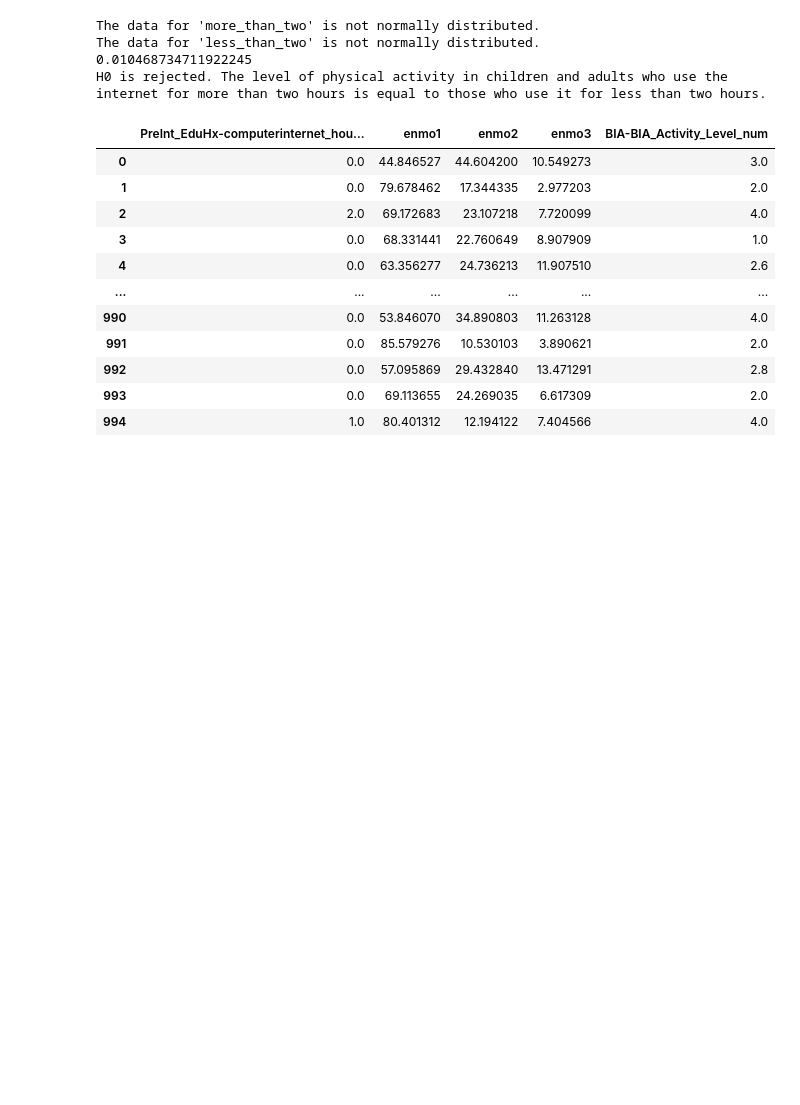
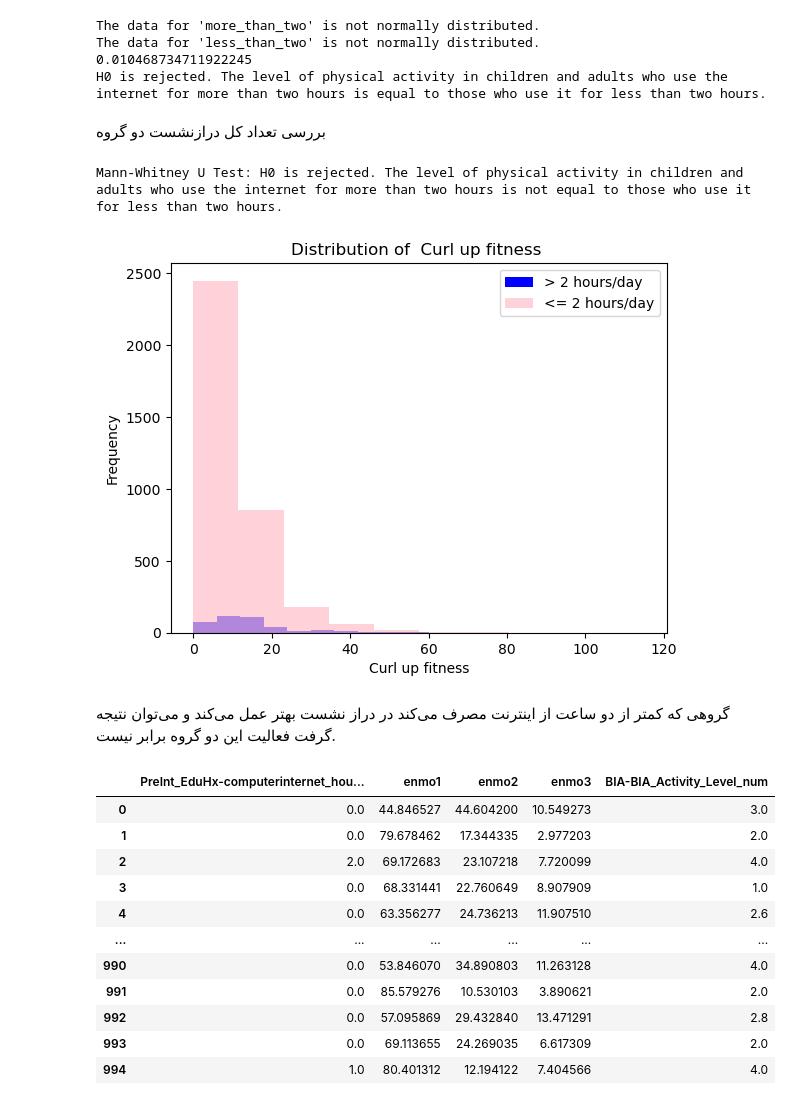
Before and after one commit to Ramtin-Karbaschi/BehaviorDetection_and_MobileMarketAnalysis, a Jupyter notebook: hypothesis_test.ipynb, the cells around one changed output. Saved outputs shown, nothing was run; the diff lists cells and outputs as text; code cells hidden in the pictures; blank space fills up the shorter version.

```diff
--- a/hypothesis_test.ipynb
+++ b/hypothesis_test.ipynb
@@ -207,6 +208,35 @@ The data for 'more_than_two' is not normally distributed.
 The data for 'less_than_two' is not normally distributed.
 0.010468734711922245
 H0 is rejected. The level of physical activity in children and adults who use the internet for more than two hours is equal to those who use it for less than two hours.
+# %% [markdown]
+بررسی تعداد کل درازنشست دو گروه
+# %%
+##Curl up fitness
+more_2hin_curlup = df_h[df_h['PreInt_EduHx-computerinternet_hoursday'] > 2]['FGC-FGC_CU']
+less_2hin_curlup = df_h[df_h['PreInt_EduHx-computerinternet_hoursday'] <= 2]['FGC-FGC_CU']
+
+
+sme1, pme1= mannwhitneyu(more_enmo1, less_enmo1)
+
+if pme1 < 0.05:
+    print('Mann-Whitney U Test: H0 is rejected. The level of physical activity in children and adults who use the internet for more than two hours is not equal to those who use it for less than two hours.')
+else:
+    print('Mann-Whitney U Test: H0 is correct. The level of physical activity in children and adults who use the internet for more than two hours is equal to those who use it for less than two hours.')
+
+
+
+plt.hist(more_2hin_curlup, bins=10, alpha=1, label='> 2 hours/day', color= 'blue')
+plt.hist(less_2hin_curlup, bins=10, alpha=0.7, label='<= 2 hours/day', color = 'pink')
+plt.xlabel('Curl up fitness')
+plt.ylabel('Frequency')
+plt.title('Distribution of  Curl up fitness ')
+plt.legend()
+plt.show()
+# %% [output]
+Mann-Whitney U Test: H0 is rejected. The level of physical activity in children and adults who use the internet for more than two hours is not equal to those who use it for less than two hours.
+[figure, added]
+# %% [markdown]
+گروهی که کمتر از دو ساعت از اینترنت مصرف می‌کند در دراز نشست بهتر عمل می‌کند و می‌توان نتیجه گرفت فعالیت این دو گروه برابر نیست.
 # %%
 acc_enmo = pd.read_csv('/Users/arqavan/Downloads/accelerometer_enmo.csv')
 df_h3 = pd.merge(df_h, acc_enmo, on=['id'])
```
Also changed, not shown: parts of 6 cells of this notebook.
